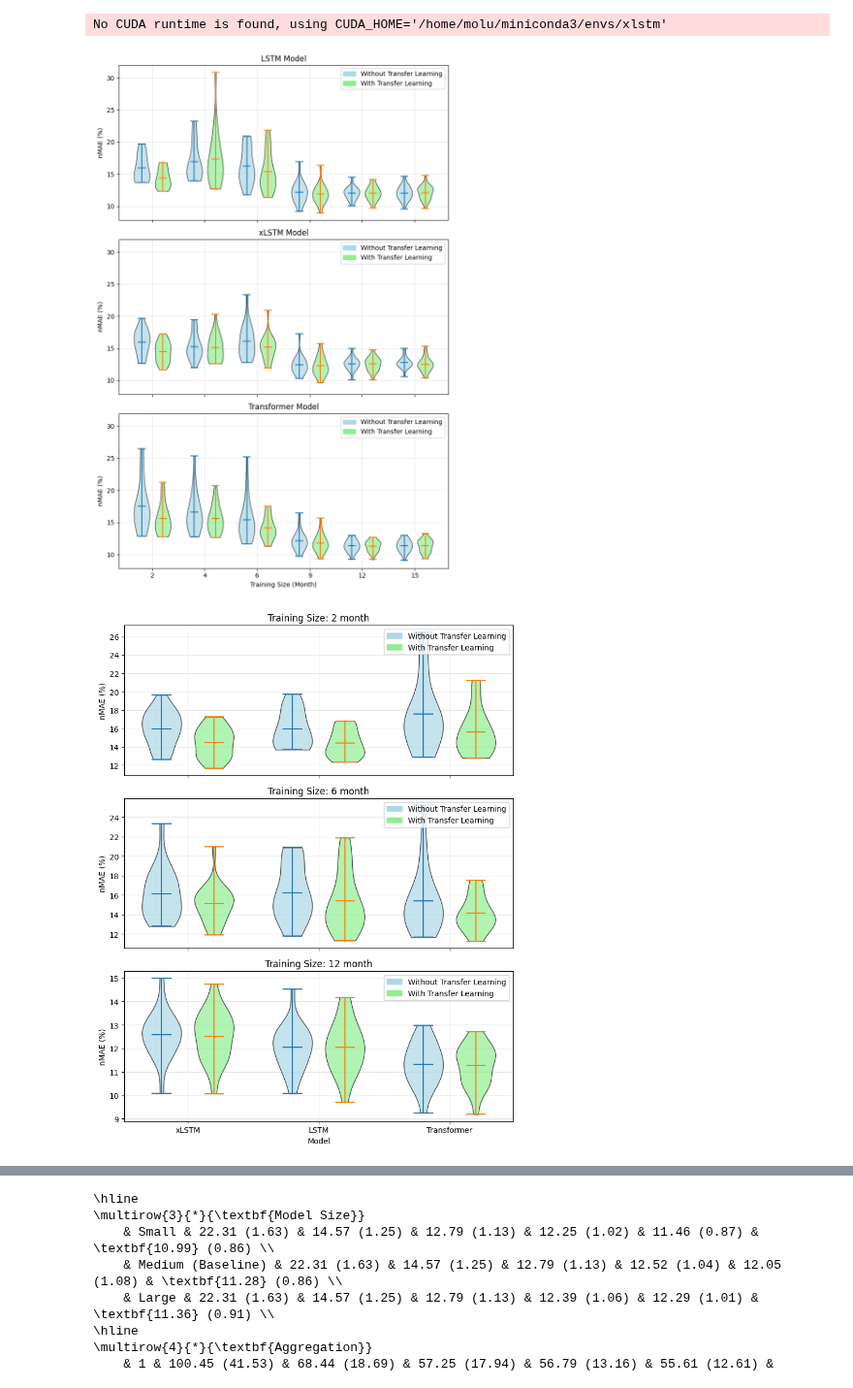
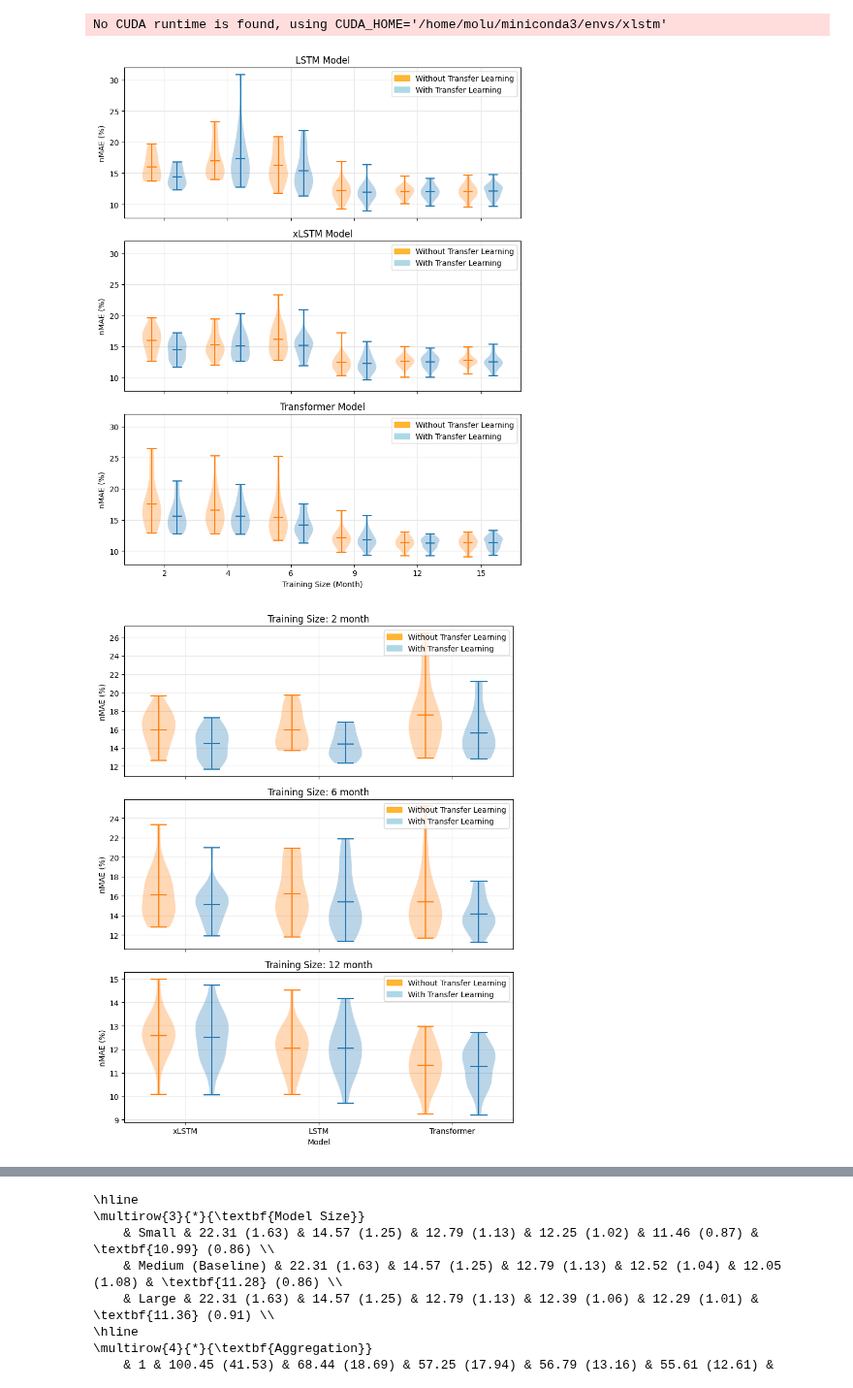
Before and after one commit to erc-fhv/loadforecasting, a Jupyter notebook: scripts/Paper_Illustration.ipynb, the cells around one changed output, grey strips where cells are left out. Shown at 97% size. Drawn from its saved outputs; the diff is of its cells as text; code cells hidden in the pictures.

```diff
--- a/scripts/Paper_Illustration.ipynb
+++ b/scripts/Paper_Illustration.ipynb
@@ -138,12 +138,12 @@ data_with_transfer = {model: get_full_data_list(model, configs_with_transfer, re
 data_without_transfer = {model: get_full_data_list(model, configs_without_transfer, result_dict) for model in models}
 
 # Creating subplots for violin plots
-fig, axes = plt.subplots(len(models), 1, figsize=(8, 12), sharex=True, sharey=True)
+fig, axes = plt.subplots(len(models), 1, figsize=(8, 10), sharex=True, sharey=True)
 
 # Define legend patches for the legend
 legend_patches = [
-    Patch(color="lightblue", label="Without Transfer Learning"),
-    Patch(color="lightgreen", label="With Transfer Learning")
+    Patch(color="orange", alpha=0.8, label="Without Transfer Learning"),
+    Patch(color="lightblue", label="With Transfer Learning")
 ]
 
 # Plot each model's data on a separate subplot
@@ -156,47 +156,37 @@ for idx, model in enumerate(models):
 
     # Plot violin plots for without and with transfer data
     # Offset positions slightly for comparison
     positions = np.array(range(len(training_sizes))) * 2.0
     quantiles = [[0.25, 0.75] for _ in data_with]
 
-    # Without Transfer Learning violins
-    violins_without = ax.violinplot(data_without, positions=positions - 0.4, widths=0.6,
-                                    showmeans=True, showextrema=True, showmedians=False)       #quantiles=quantiles
     # With Transfer Learning violins
     violins_with = ax.violinplot(data_with, positions=positions + 0.4, widths=0.6,
                                  showmeans=True, showextrema=True, showmedians=False)
-
-    # Set custom colors for the violins by modifying each PolyCollection
-    for pc in violins_without['bodies']:
-        pc.set_facecolor("lightblue")
-        pc.set_edgecolor("black")
-        pc.set_alpha(0.7)
-    for pc in violins_with['bodies']:
-        pc.set_facecolor("lightgreen")
-        pc.set_edgecolor("black")
-        pc.set_alpha(0.7)
+    # Without Transfer Learning violins
+    violins_without = ax.violinplot(data_without, positions=positions - 0.4, widths=0.6,
+                                    showmeans=True, showextrema=True, showmedians=False)
 
     # Labels and title
     ax.set_ylabel('nMAE (%)')
     ax.set_title(f"{model} Model")
     # ax.text(0.4, 0.9, f"{model} Model", transform=ax.transAxes, fontsize=16, ha="center", va="center")
     ax.set_xticks(positions)
     ax.set_xticklabels(training_sizes)
     ax.set_axisbelow(True)
     ax.grid(True, color="0.9")
 
     # Add legend to each subplot
     ax.legend(handles=legend_patches, loc="upper right")
 
     # Set x-axis label for the last plot
     # ax.set_xlabel('Training Size (Month)')
 
 axes[-1].set_xlabel('Training Size (Month)')
 plt.tight_layout()
 plt.savefig("scripts/outputs/figs/transfer_learning_over_train_size.pdf", format="pdf", bbox_inches="tight", pad_inches=0.1)
 plt.show()
 # %% [output]
-[figure, old version]
+[figure, new version]
 # %%
 # Compare with and without transfer learning of the given configurations
 #
@@ -261,8 +251,8 @@ fig, axes = plt.subplots(len(configs_with_transfer), 1, figsize=(8, 10), sharex=
 
 # Define legend patches for the legend
 legend_patches = [
-    Patch(color="lightblue", label="Without Transfer Learning"),
-    Patch(color="lightgreen", label="With Transfer Learning")
+    Patch(color="orange", alpha=0.8, label="Without Transfer Learning"),
+    Patch(color="lightblue", label="With Transfer Learning")
 ]
 
 # Plot each household size's data on a separate subplot
@@ -273,22 +263,12 @@ for idx, (size, data) in enumerate(data_with.items()):
     # Plot violin plot
     positions = np.array(range(len(models))) * 2.0
 
+    # With Transfer Learning violins
+    violins_with = ax.violinplot(data_with[size], positions=positions + 0.4, widths=0.5,
+                                    showmeans=True, showextrema=True, showmedians=False)
     # Without Transfer Learning violins
-    violins_without = ax.violinplot(data_without[size], positions=positions - 0.4, widths=0.6,
+    violins_without = ax.violinplot(data_without[size], positions=positions - 0.4, widths=0.5,
                                     showmeans=True, showextrema=True, showmedians=False)       #quantiles=quantiles
-    # With Transfer Learning violins
-    violins_with = ax.violinplot(data_with[size], positions=positions + 0.4, widths=0.6,
-                                    showmeans=True, showextrema=True, showmedians=False)
-
-    # Set custom colors for the violins by modifying each PolyCollection
-    for pc in violins_without['bodies']:
-        pc.set_facecolor("lightblue")
-        pc.set_edgecolor("black")
-        pc.set_alpha(0.7)
-    for pc in violins_with['bodies']:
-        pc.set_facecolor("lightgreen")
-        pc.set_edgecolor("black")
-        pc.set_alpha(0.7)
 
     # Add legend to each subplot
     ax.legend(handles=legend_patches, loc="upper right")
@@ -311,7 +291,7 @@ plt.tight_layout()
 plt.savefig("scripts/outputs/figs/transfer_learning_over_train_size.pdf", format="pdf", bbox_inches="tight", pad_inches=0.1)
 plt.show()
 # %% [output]
-[figure, old version]
+[figure, new version]
 # %%
 # Compare the effect of the model sizes
 #
```
Also changed, not shown: parts of 5 cells of this notebook, 1 other file.
